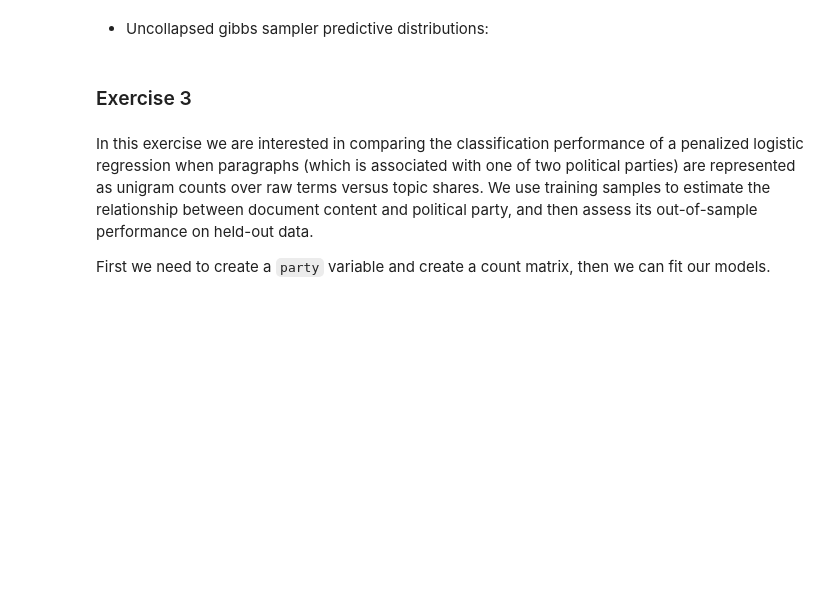
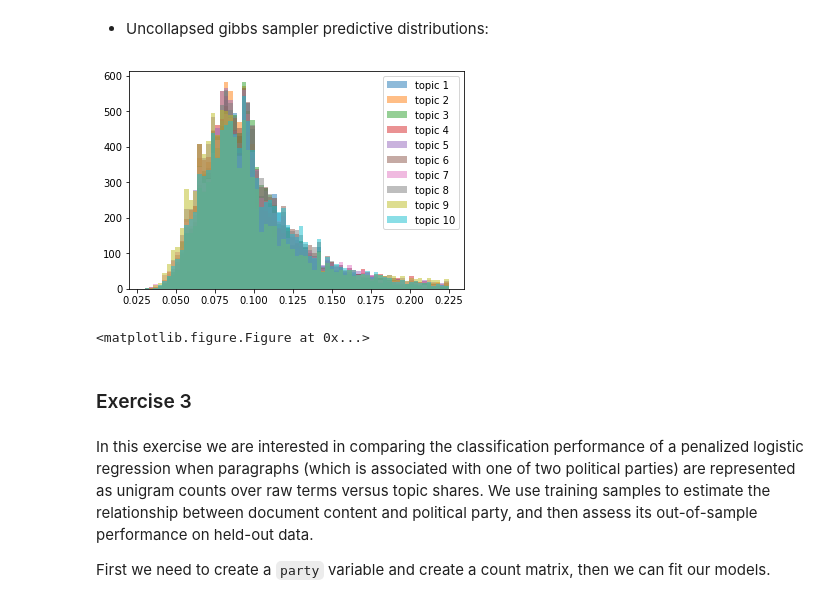
Before and after one commit to LauraRomanCanal/BGSE_text_mining, a Jupyter notebook: HW2/HW2.ipynb, the cells around one changed output. Cells and saved outputs as stored; diff of their text form; code cells hidden in the pictures; blank space fills up the shorter version.

```diff
--- a/HW2/HW2.ipynb
+++ b/HW2/HW2.ipynb
@@ -296,30 +365,36 @@ pyplot.show()
 # %%
 # uncollapsed gibbs sampler
 
 ut1 = theta_uncoll[:,0]
 ut2 = theta_uncoll[:,1]
 ut3 = theta_uncoll[:,2]
 ut4 = theta_uncoll[:,3]
 ut5 = theta_uncoll[:,4]
 ut6 = theta_uncoll[:,5]
 ut7 = theta_uncoll[:,6]
 ut8 = theta_uncoll[:,7]
 ut9 = theta_uncoll[:,8]
 ut10 = theta_uncoll[:,9]
 
 bins = np.linspace(0.03, 0.225, 70)
 
-pyplot.hist(ut1, bins, alpha=0.5, label='topic 1')
-pyplot.hist(ut2, bins, alpha=0.5, label='topic 2')
-pyplot.hist(ut3, bins, alpha=0.5, label='topic 3')
-pyplot.hist(ut4, bins, alpha=0.5, label='topic 4')
-pyplot.hist(ut5, bins, alpha=0.5, label='topic 5')
-pyplot.hist(ut6, bins, alpha=0.5, label='topic 6')
-pyplot.hist(ut7, bins, alpha=0.5, label='topic 7')
-pyplot.hist(ut8, bins, alpha=0.5, label='topic 8')
-pyplot.hist(ut9, bins, alpha=0.5, label='topic 9')
-pyplot.legend(loc='upper right')
-pyplot.show()
+plt.hist(ut1, bins, alpha=0.5, label='topic 1')
+plt.hist(ut2, bins, alpha=0.5, label='topic 2')
+plt.hist(ut3, bins, alpha=0.5, label='topic 3')
+plt.hist(ut4, bins, alpha=0.5, label='topic 4')
+plt.hist(ut5, bins, alpha=0.5, label='topic 5')
+plt.hist(ut6, bins, alpha=0.5, label='topic 6')
+plt.hist(ut7, bins, alpha=0.5, label='topic 7')
+plt.hist(ut8, bins, alpha=0.5, label='topic 8')
+plt.hist(ut9, bins, alpha=0.5, label='topic 9')
+plt.hist(ut10, bins, alpha=0.5, label='topic 10')
+
+plt.legend(loc='upper right')
+plt.show()
+plt.savefig('figures/uncoll_distrib.png', bbox_inches='tight')
+# %% [output]
+[figure, added]
+<matplotlib.figure.Figure at 0x...>
 # %% [markdown]
 ### Exercise 3
 # %% [markdown]
```
Also changed, not shown: parts of 16 cells of this notebook.
